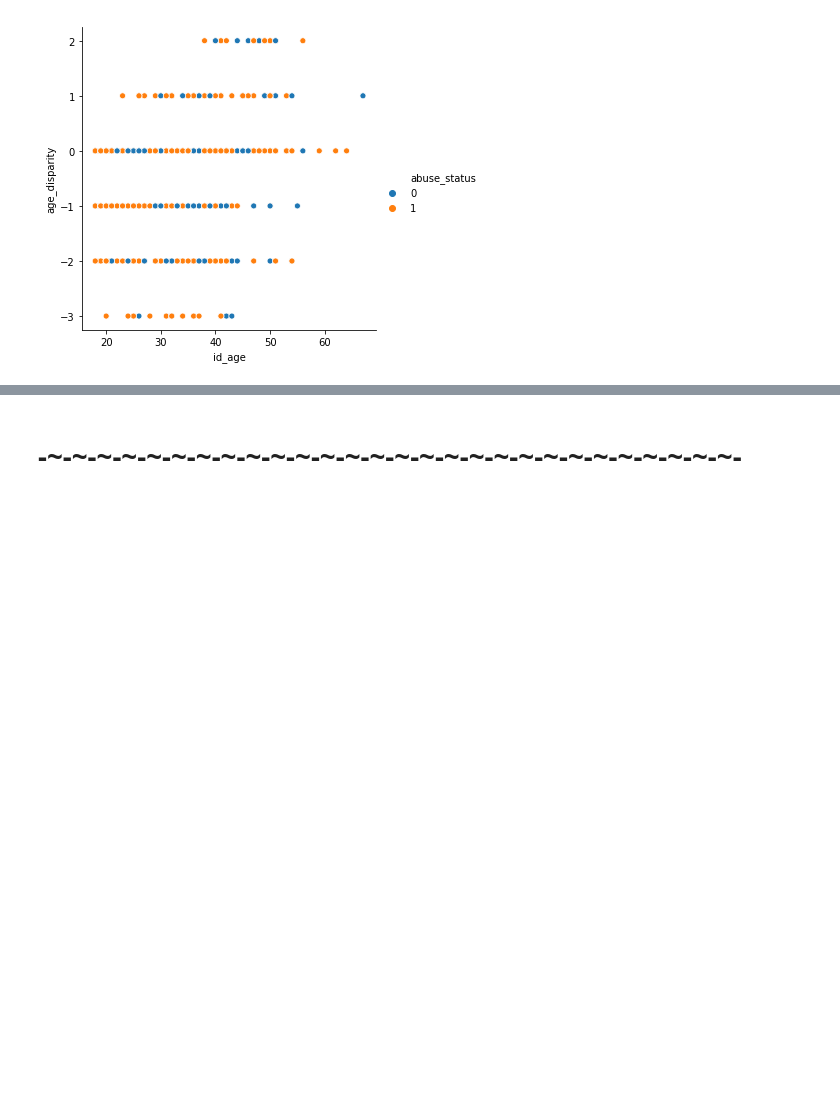
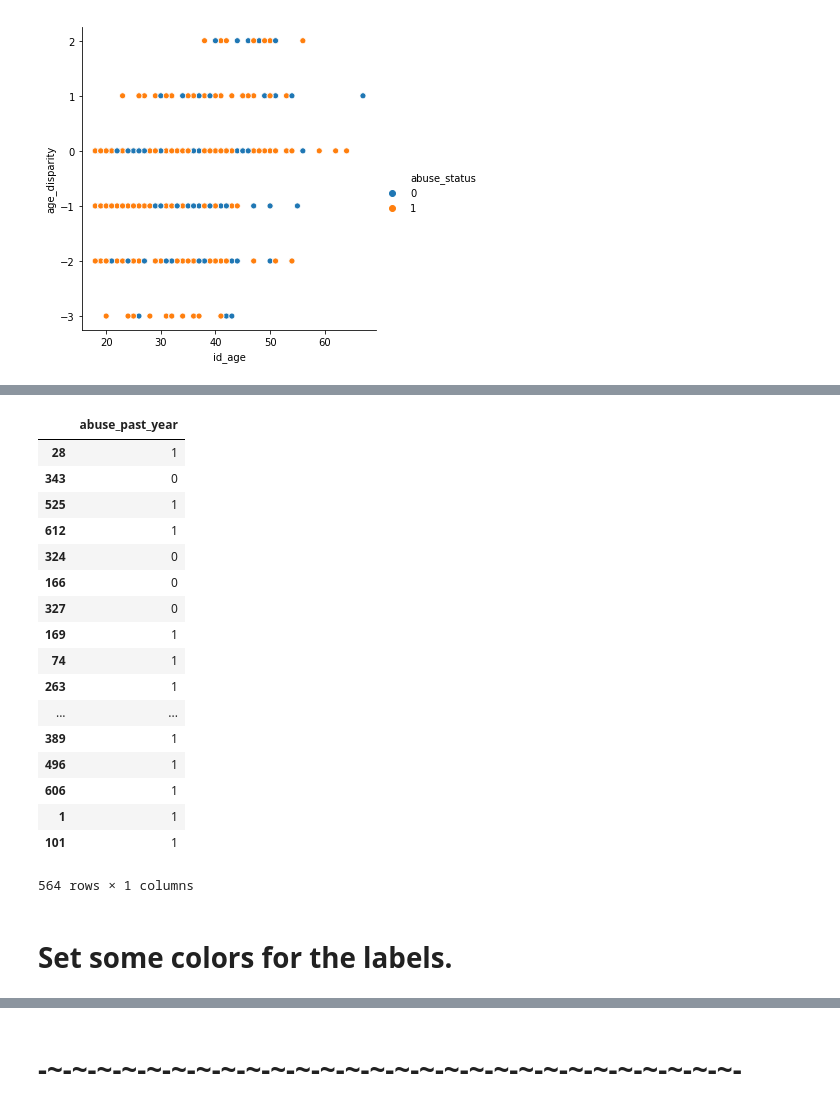
Before and after one commit to codeup-capstone-one/domestic-violence, a Jupyter notebook: jesse_dvproject.ipynb, the cells around one changed output, grey strips where cells are left out. Drawn from its saved outputs; the diff is of its cells as text; code cells hidden in the pictures; blank space fills up the shorter version.

```diff
--- a/jesse_dvproject.ipynb
+++ b/jesse_dvproject.ipynb
@@ -420,0 +470,23 @@ test_df = pd.concat([X_test, y_test], axis=1)
+# %%
+y_train
+# %% [output]
+|  | abuse_past_year |
+| 28 | 1 |
+| 343 | 0 |
+| 525 | 1 |
+| 612 | 1 |
+| 324 | 0 |
+| 166 | 0 |
+| 327 | 0 |
+| 169 | 1 |
+| 74 | 1 |
+| 263 | 1 |
+| ... | ... |
+| 389 | 1 |
+| 496 | 1 |
+| 606 | 1 |
+| 1 | 1 |
+| 101 | 1 |
+564 rows × 1 columns
+# %% [markdown]
+# Set some colors for the labels.
```
Also changed, not shown: parts of 23 cells of this notebook.
